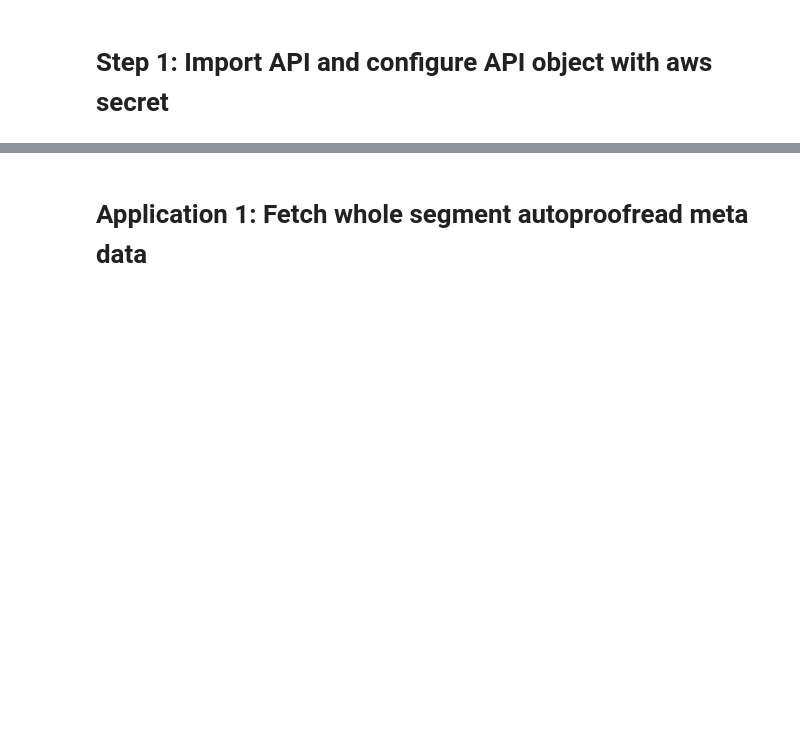
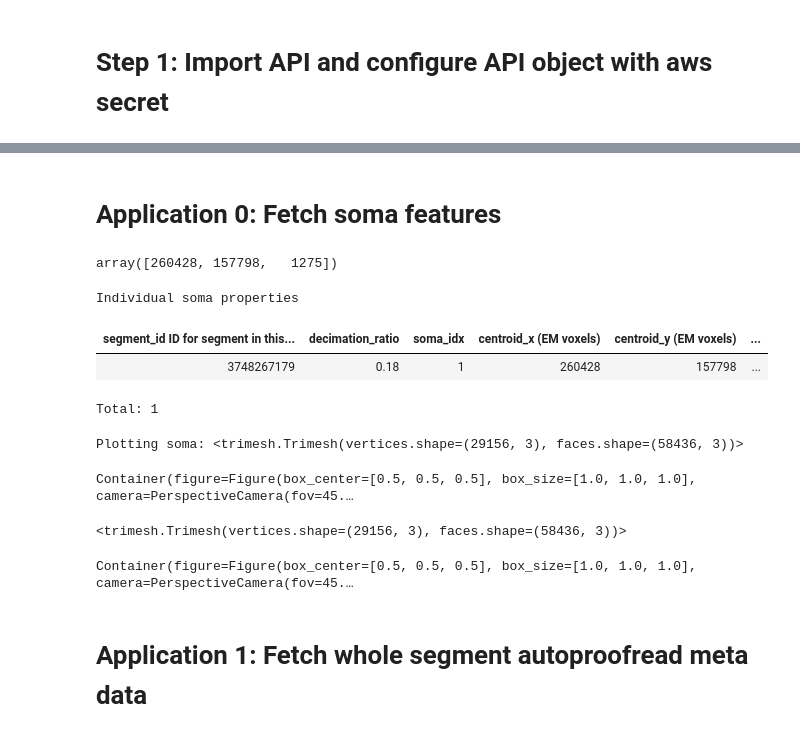
Before and after one commit to akshitapanigrahi/connects_neuvue, a Jupyter notebook: Applications/Datajoint_Metadata_Query/h01_c2_api_tutorial.ipynb, the cells around one changed output, grey strips where cells are left out. Cells and saved outputs as stored; diff of their text form; code cells hidden in the pictures; blank space fills up the shorter version.

Commit message:
querying proofread meshes,skeletons and somas

```diff
--- a/Applications/Datajoint_Metadata_Query/h01_c2_api_tutorial.ipynb
+++ b/Applications/Datajoint_Metadata_Query/h01_c2_api_tutorial.ipynb
@@ -27 +27,11 @@ fetcher
 <connects_neuvue.h01_c2.api.API at 0x...>
+# %% [markdown]
+# Application 0: Fetch soma features
+# %%
+segment_id = 3748267179
+key = dict(segment_id=segment_id)
+# %%
+soma_center = fetcher.fetch_soma_center(segment_id)
+soma_center
+# %% [output]
+array([260428, 157798,   1275])
@@ -28,3 +40,29 @@ fetcher
+# %%
+fetcher.soma_table & key
+# %% [output]
+Individual soma properties
+| segment_id ID for segment in this... | decimation_ratio | soma_idx | centroid_x (EM voxels) | centroid_y (EM voxels) | ... |
+| 3748267179 | 0.18 | 1 | 260428 | 157798 | ... |
+Total: 1
+# %%
+soma_mesh = fetcher.fetch_soma_mesh(
+    original_mesh = mesh,
+    plot_soma=True,
+    **key)
+soma_mesh
+# %% [output]
+Plotting soma: <trimesh.Trimesh(vertices.shape=(29156, 3), faces.shape=(58436, 3))>
+Container(figure=Figure(box_center=[0.5, 0.5, 0.5], box_size=[1.0, 1.0, 1.0], camera=PerspectiveCamera(fov=45.…
+<trimesh.Trimesh(vertices.shape=(29156, 3), faces.shape=(58436, 3))>
+# %%
+from datasci_tools import ipyvolume_utils as ipvu
+ipvu.plot_objects(
+    mesh,
+    meshes = [soma_mesh],
+    meshes_colors="red",
+)
+# %% [output]
+Container(figure=Figure(box_center=[0.5, 0.5, 0.5], box_size=[1.0, 1.0, 1.0], camera=PerspectiveCamera(fov=45.…
 # %% [markdown]
 # Application 1: Fetch whole segment autoproofread meta data
 # %%
```
Also changed, not shown: parts of 15 cells of this notebook, 10 other files.
